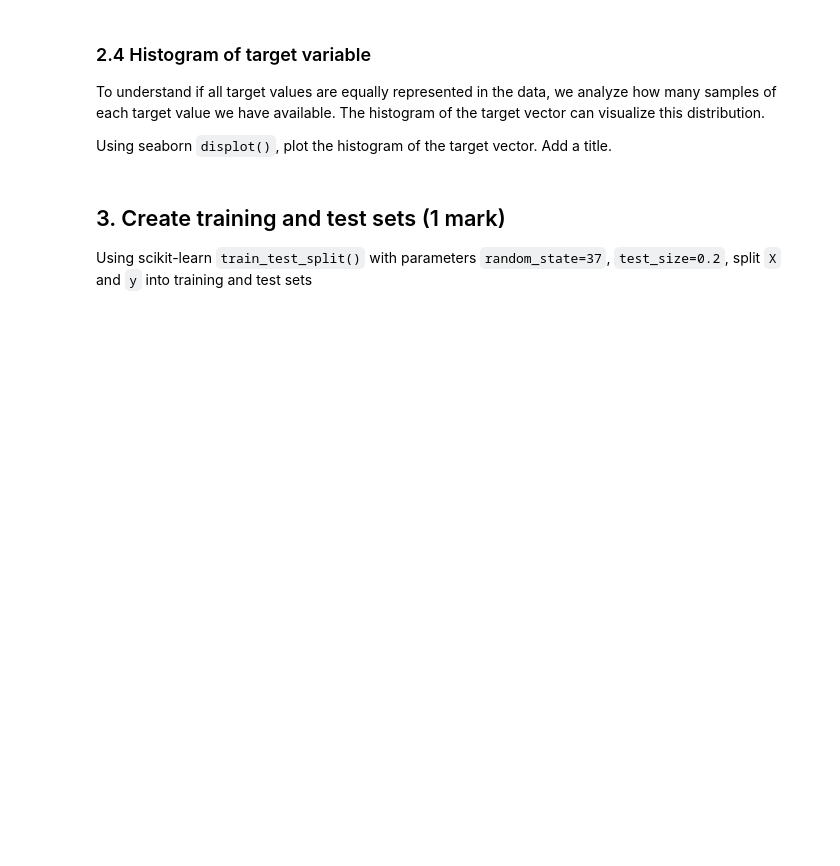
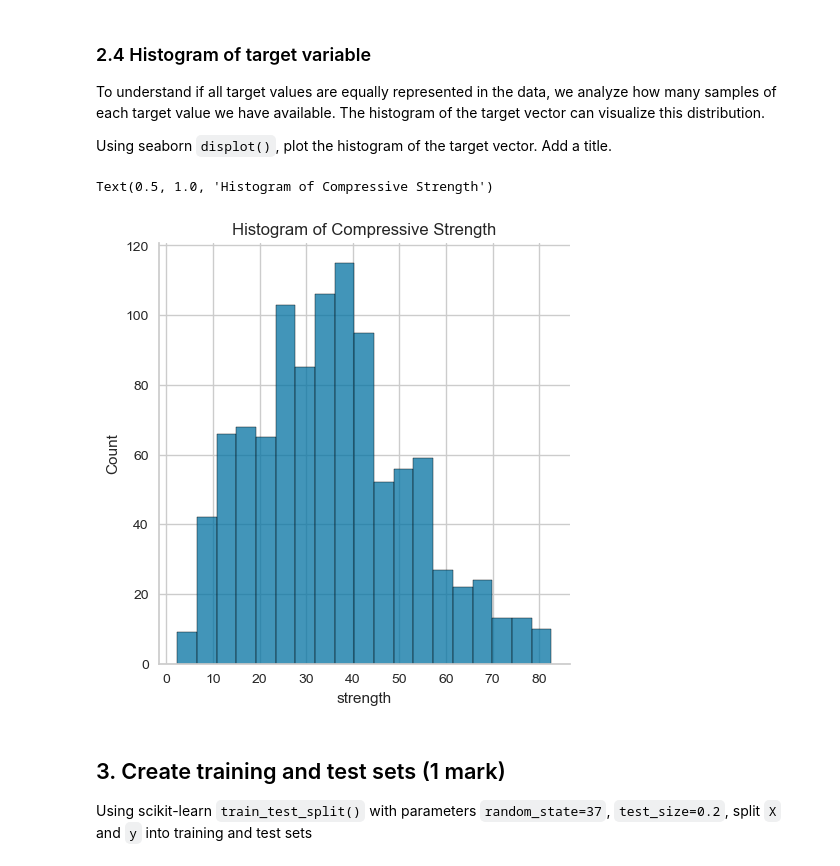
Before and after one commit to jcharlpretorius/ensf611_lab2, a Jupyter notebook: lab2.ipynb, the cells around one changed output. Saved outputs shown, nothing was run; the diff lists cells and outputs as text; code cells hidden in the pictures; blank space fills up the shorter version.

```diff
--- a/lab2.ipynb
+++ b/lab2.ipynb
@@ -138,3 +139,9 @@ Using seaborn `displot()`, plot the histogram of the target vector. Add a title.
+# %%
+sns.displot(data=y)
+plt.title('Histogram of Compressive Strength')
+# %% [output]
+Text(0.5, 1.0, 'Histogram of Compressive Strength')
+[figure, added]
 # %% [markdown]
 ## 3. Create training and test sets (1 mark)
 
```
Also changed, not shown: parts of 9 cells of this notebook.
